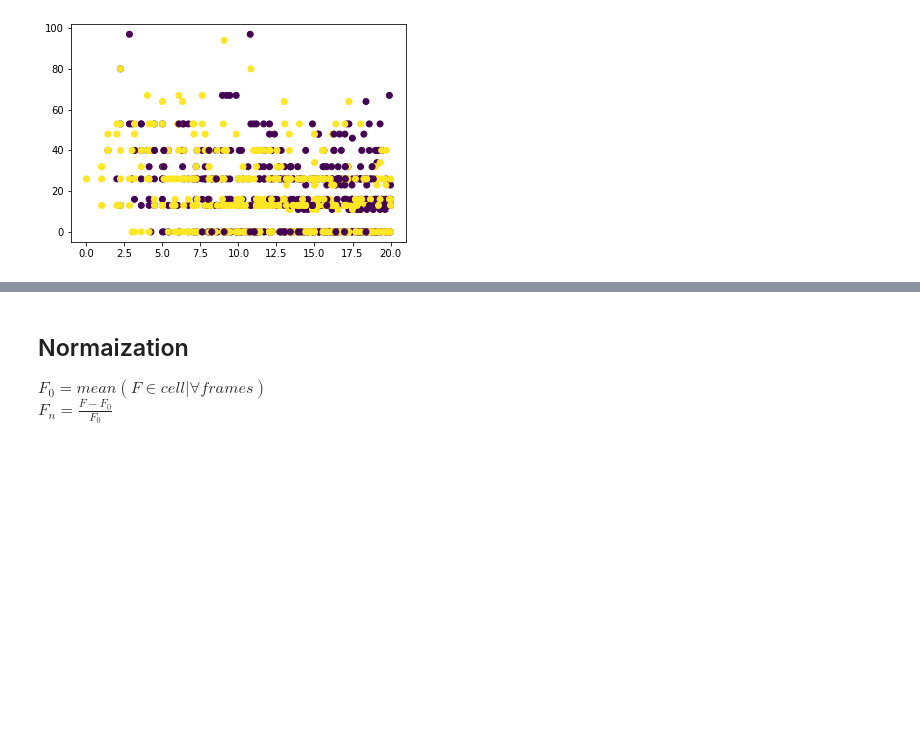
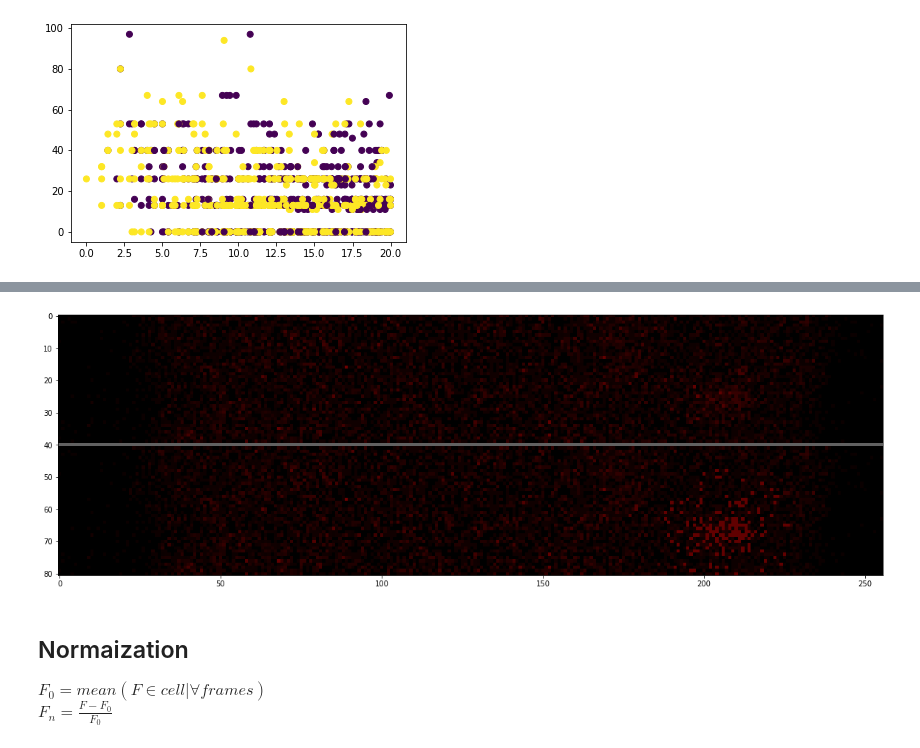
Before and after one commit to raulbenitez/DEEPCARDIO, a Jupyter notebook: sparks/exploreImageAndPlotSpark.ipynb, the cells around one changed output, grey strips where cells are left out. Cells and saved outputs as stored; diff of their text form; code cells hidden in the pictures; blank space fills up the shorter version.

```diff
--- a/sparks/exploreImageAndPlotSpark.ipynb
+++ b/sparks/exploreImageAndPlotSpark.ipynb
@@ -202,3 +199,26 @@ plt.show()
+# %%
+idx = 130
+im = cv2.imread(get_image_path(idx))
+im_ = im.copy()
+
+sparkLocation = get_spark_location(sparksDF, idx)
+sparkLocation = sparkLocation.loc[sparkLocation.index[0]]
+mask = get_mask(im.shape[0], im.shape[1], sparkLocation['x'], sparkLocation['y'], 20)
+
+k = KMeans(n_clusters=3).fit(im_[mask].reshape(-1,3))
+maxRValue = im_[mask,2].max()
+maxValue = np.array([0, 0, maxRValue]).reshape(-1,3)
+maxValueIdx = im_[mask, 2].argmax()
+isSparkCond = np.full(im_[mask].shape, False)
+isSparkCond[k.labels_ == k.labels_[maxValueIdx], 2] = True
+im_[mask] = np.where(isSparkCond, maxRValue, im_[mask])
+
+conc_im = np.concatenate((im, np.full((1,im.shape[1], 3), maxRValue), im_))
+plt.figure(figsize=(20,10))
+plt.imshow(cv2.cvtColor(conc_im, cv2.COLOR_BGR2RGB))
+plt.show()
+# %% [output]
+[figure, added]
 # %% [markdown]
 ## Normaization
 $F_0 = mean(F \in cell | \forall frames)$
```
Also changed, not shown: parts of 3 cells of this notebook, 1 other file.
